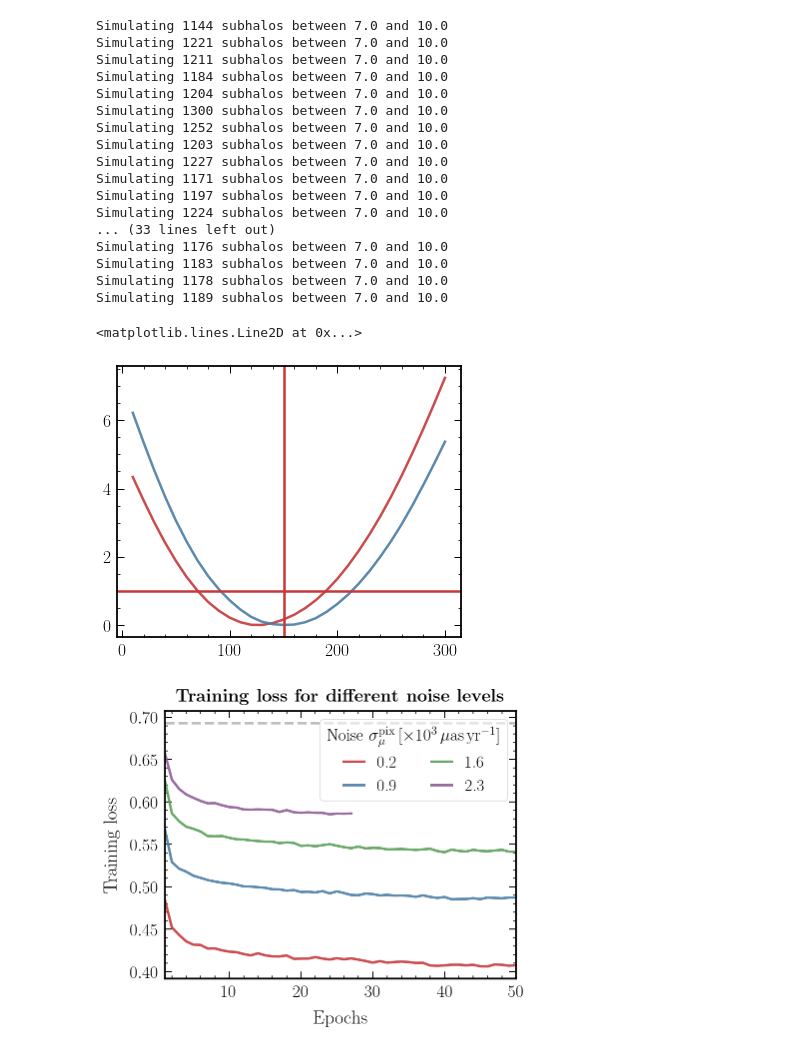
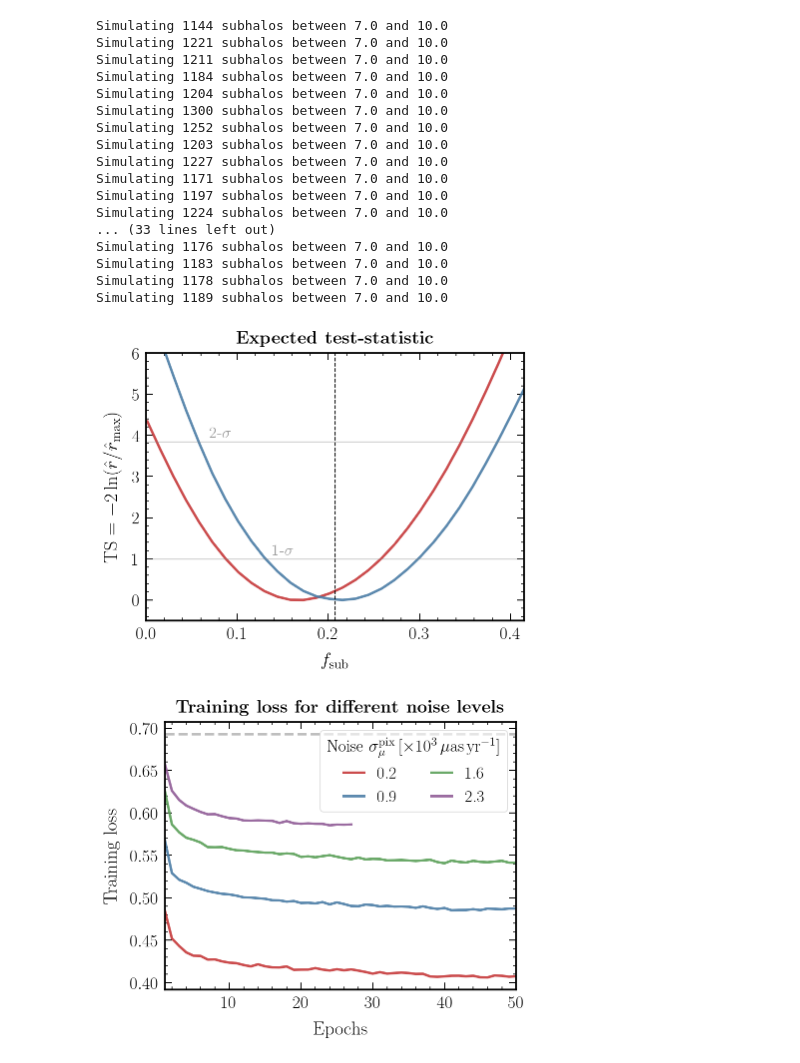
Before and after one commit to smsharma/neural-global-astrometry, a Jupyter notebook: notebooks/01_cdm.ipynb, the cells around one changed output. Cells and saved outputs as stored; diff of their text form; code cells hidden in the pictures.

```diff
--- a/notebooks/01_cdm.ipynb
+++ b/notebooks/01_cdm.ipynb
@@ -792,26 +826,45 @@ Simulating 1178 subhalos between 7.0 and 10.0
 Simulating 1189 subhalos between 7.0 and 10.0
 # %%
 out_mean_lsnoise = np.mean(out, axis=0)
-# %%
-llrmin, llrmax = 0., 15.
-
-llr_lsnoise = - 2 * out_mean_lsnoise
-llr_lsnoise -= np.min(llr_lsnoise)
-llr_lsnoise = np.clip(llr_lsnoise, llrmin, llrmax)
-
-plt.plot(theta_test.squeeze().detach().numpy(), llr_lsnoise)
-
-llr = - 2 * out_mean
-llr -= np.min(llr)
-llr = np.clip(llr, llrmin, llrmax)
-
-plt.plot(theta_test.squeeze().detach().numpy(), llr)
-
-plt.axhline(chi2.isf(1 - .68, 1))
-plt.axvline(150)
-# %% [output]
-<matplotlib.lines.Line2D at 0x...>
-[figure, removed]
+# %%
+fig, ax = plt.subplots(1, 1)
+
+llrmin, llrmax = 0., 15.
+
+llr_lsnoise = - 2 * out_mean_lsnoise
+llr_lsnoise -= np.min(llr_lsnoise)
+llr_lsnoise = np.clip(llr_lsnoise, llrmin, llrmax)
+
+ax.plot((f_sub_fid / 150) * theta_test.squeeze().detach().numpy(), llr_lsnoise)
+
+llr = - 2 * out_mean
+llr -= np.min(llr)
+llr = np.clip(llr, llrmin, llrmax)
+
+ax.plot((f_sub_fid / 150) * theta_test.squeeze().detach().numpy(), llr)
+
+ax.axhline(chi2.isf(1 - .95, 1), color='grey', alpha=0.4, lw=1)
+ax.text(f_sub_fid / 3, chi2.isf(1 - .95, 1) + 0.1, r"2-$\sigma$",  color='grey', alpha=0.8, fontsize=16)
+
+ax.axhline(chi2.isf(1 - .68, 1), color='grey', alpha=0.4, lw=1)
+ax.text(f_sub_fid / (3 / 2), chi2.isf(1 - .68, 1) + 0.1, r"1-$\sigma$",  color='grey', alpha=0.8, fontsize=16)
+
+ax.axvline(f_sub_fid, color='k', lw=1, ls='--')
+
+ax.set_ylim(-0.5, 6)
+ax.set_xlim(0.0, 0.415)
+
+# ax.legend(loc='upper right', frameon=True, framealpha=0.95)
+
+ax.set_xlabel(r"$f_\mathrm{sub}$")
+ax.set_ylabel(r"$\mathrm{TS}  = -2 \ln  (\hat r / \hat r_\mathrm{max}) $")
+
+ax.set_title(r"\bf{Expected test-statistic}", y=1.008)
+
+fig.subplots_adjust(wspace=6.)
+plt.tight_layout()
+# %% [output]
+[figure, added]
 # %%
 plt.rcParams['legend.title_fontsize'] = 17
 
```
Also changed, not shown: parts of 4 cells of this notebook, 36 other files.
